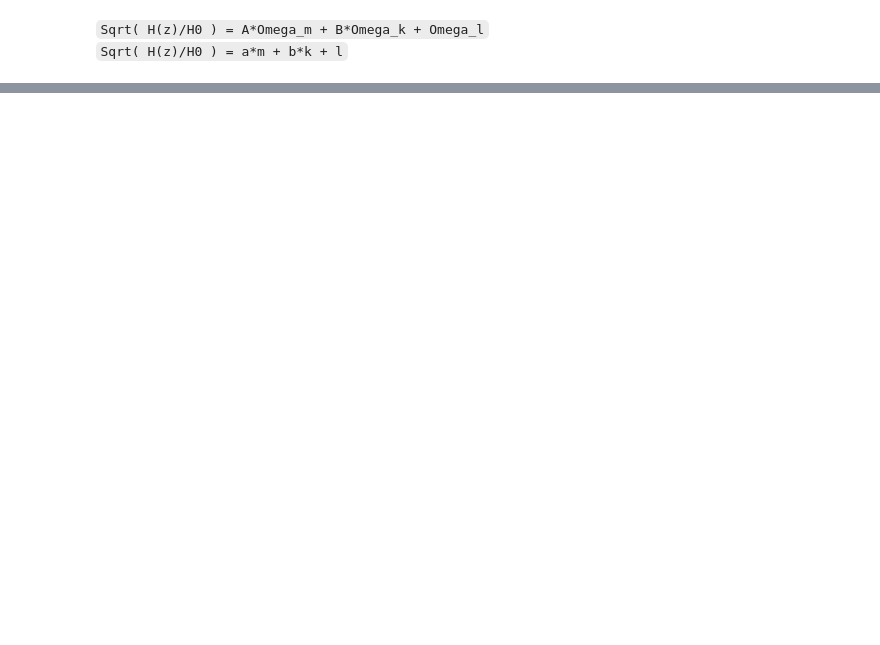
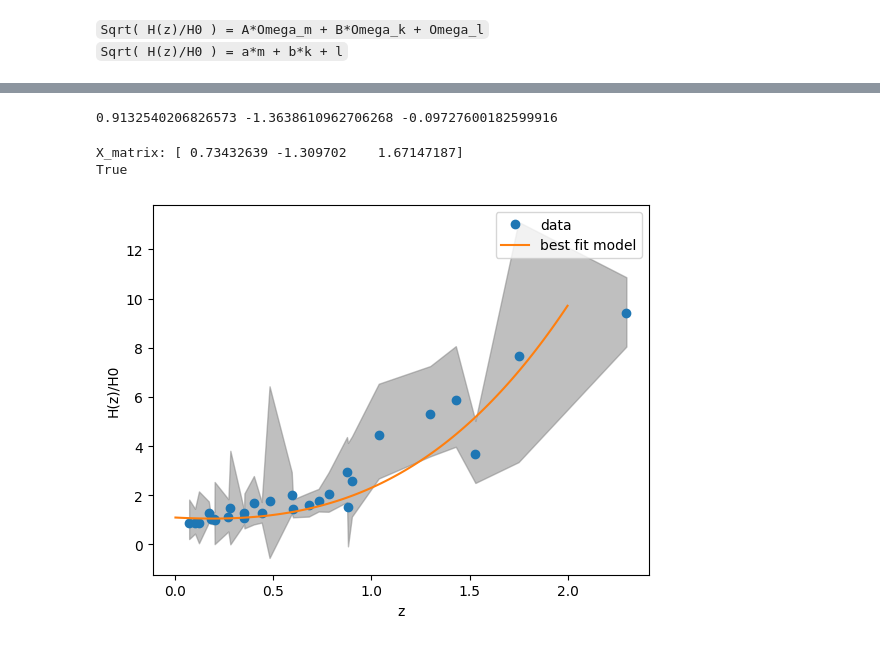
Before and after one commit to pranavsutar/Code-the-Cosmos-PHD, a Jupyter notebook: CodeTheCosmos.ipynb, the cells around one changed output, grey strips where cells are left out. Drawn from its saved outputs; the diff is of its cells as text; code cells hidden in the pictures; blank space fills up the shorter version.

```diff
--- a/CodeTheCosmos.ipynb
+++ b/CodeTheCosmos.ipynb
@@ -48,9 +24,14 @@ df.head()
 # %%
 df['a'] = (1+df['z'])**3
 df['b'] = (1+df['z'])**2
-df['hz-2'] = ((df['hz']-df['e'])/(h0+e0))**0.5
-df['hz-1'] = ((df['hz']-df['e'])/(h0-e0))**0.5
-df['hz0'] = ((df['hz']/h0))**0.5
-df['hz1'] = ((df['hz']+df['e'])/(h0+e0))**0.5
-df['hz2'] = ((df['hz']+df['e'])/(h0-e0))**0.5
+df['hz-2'] = ((df['hz']-df['e'])/(h0+e0))**2
+df['hz-1'] = ((df['hz']-df['e'])/(h0-e0))**2
+df['hz0'] = ((df['hz']/h0))**2
+df['hz1'] = ((df['hz']+df['e'])/(h0+e0))**2
+df['hz2'] = ((df['hz']+df['e'])/(h0-e0))**2
+# Add a column of hz1.5 = (hz1+hz2)/2 and hz-1.5 = (hz-1+hz-2)/2
+df['hz1.5'] = (df['hz1'] + df['hz2'])/2
+df['hz-1.5'] = (df['hz-1'] + df['hz-2'])/2
+df['hzu'] = df['hz0'] +1.5*(df['hz2'] - df['hz0'])
+df['hzl'] = df['hz0'] -1.5*(df['hz0'] - df['hz-2'])
 df.head()
@@ -213,0 +106,41 @@ value of l: 0.7844078462392411
+# %%
+
+m = (df['a'].iloc[5]*df['b'].iloc[9] - df['a'].iloc[9]*df['b'].iloc[5])/(df['a'].iloc[4]*df['b'].iloc[9] - df['a'].iloc[9]*df['b'].iloc[4])
+k = (df['a'].iloc[4]*df['b'].iloc[9] - df['a'].iloc[5]*df['b'].iloc[4])/(df['a'].iloc[4]*df['b'].iloc[9] - df['a'].iloc[9]*df['b'].iloc[4])
+l = (df['a'].iloc[5]*df['b'].iloc[4]*df['hz0'].iloc[4] - df['a'].iloc[4]*df['b'].iloc[5]*df['hz0'].iloc[5])/(df['a'].iloc[4]*df['b'].iloc[9] - df['a'].iloc[9]*df['b'].iloc[4])
+
+print(m, k, l)
+# %% [output]
+0.9132540206826573 -1.3638610962706268 -0.09727600182599916
+# %%
+
+# Y_matrix = np.array([df['hz0'].iloc[4], df['hz0'].iloc[5], df['hz0'].iloc[9]]).T
+# # Y = MX
+# M_matrix = np.array([   [df['a'].iloc[4], df['b'].iloc[4], 1],
+#                         [df['a'].iloc[5], df['b'].iloc[5], 1],
+#                         [df['a'].iloc[9], df['b'].iloc[9], 1]])
+
+# X = np.linalg.solve(M_matrix, Y_matrix)
+# print(X)
+def solve_rows(row1, row2, row3):
+    Y_matrix = np.array([df['hz0'].iloc[row1], df['hz0'].iloc[row2], df['hz0'].iloc[row3]]).T
+    M_matrix = np.array([   [df['a'].iloc[row1], df['b'].iloc[row1], 1],
+                            [df['a'].iloc[row2], df['b'].iloc[row2], 1],
+                            [df['a'].iloc[row3], df['b'].iloc[row3], 1]])
+    X = np.linalg.solve(M_matrix, Y_matrix)
+    yield X
+    Y_confirm = np.matmul(M_matrix, X)
+    yield np.allclose(Y_matrix, Y_confirm)
+f = solve_rows(4, 5, 9)
+X = next(f)
+print(f'X_matrix: {X}')
+# print(X)
+print(next(f))
+plot_tolerances(*X)
+# print(f'Y_matrix: {Y_matrix}')
+# print(f'Y_confirm: {Y_confirm}')
+# print(np.allclose(Y_matrix, Y_confirm))
+# %% [output]
+X_matrix: [ 0.73432639 -1.309702    1.67147187]
+True
+[figure, added]
```
Also changed, not shown: parts of 26 cells of this notebook, 1 other file.
